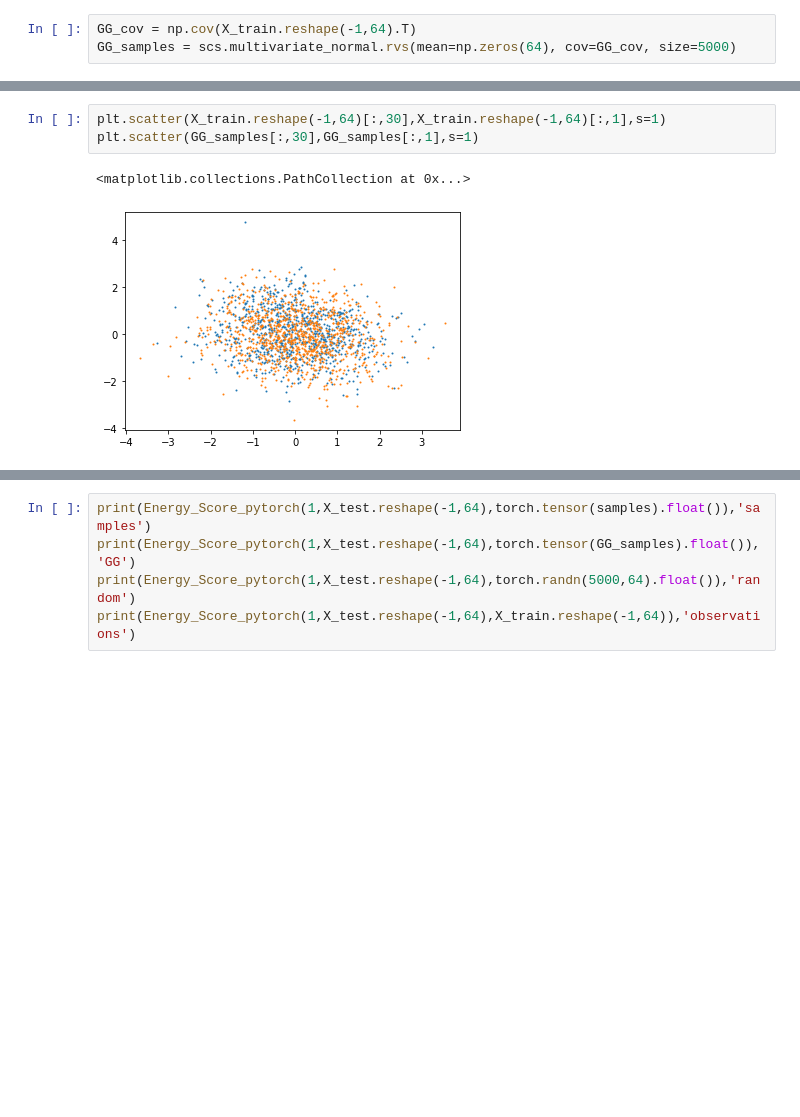
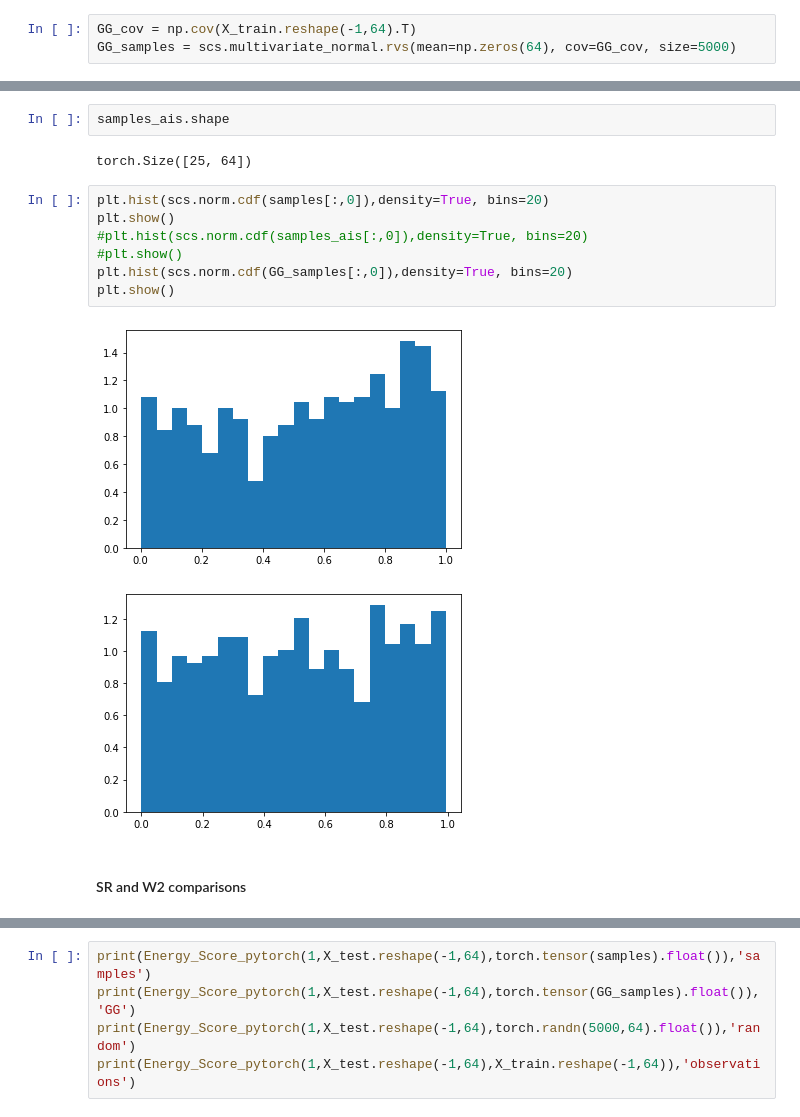
Before and after one commit to Huk-David/Ratio-Copula, a Jupyter notebook: Copula by Ratio Estimation/Digits_MNIST_exp/image_exp.ipynb, the cells around one changed output, grey strips where cells are left out. Drawn from its saved outputs; the diff is of its cells as text; blank space fills up the shorter version.

```diff
--- a/Copula by Ratio Estimation/Digits_MNIST_exp/image_exp.ipynb
+++ b/Copula by Ratio Estimation/Digits_MNIST_exp/image_exp.ipynb
@@ -358,6 +402,16 @@ tensor(10.1938, grad_fn=<MeanBackward0>)
-# %%
-plt.scatter(X_train.reshape(-1,64)[:,30],X_train.reshape(-1,64)[:,1],s=1)
-plt.scatter(GG_samples[:,30],GG_samples[:,1],s=1)
-# %% [output]
-<matplotlib.collections.PathCollection at 0x...>
-[figure, removed]
+# %%
+samples_ais.shape
+# %% [output]
+torch.Size([25, 64])
+# %%
+plt.hist(scs.norm.cdf(samples[:,0]),density=True, bins=20)
+plt.show()
+#plt.hist(scs.norm.cdf(samples_ais[:,0]),density=True, bins=20)
+#plt.show()
+plt.hist(scs.norm.cdf(GG_samples[:,0]),density=True, bins=20)
+plt.show()
+# %% [output]
+[figure, added]
+[figure, added]
+# %% [markdown]
+#### SR and W2 comparisons
```
Also changed, not shown: parts of 58 cells of this notebook, 1 other file.
